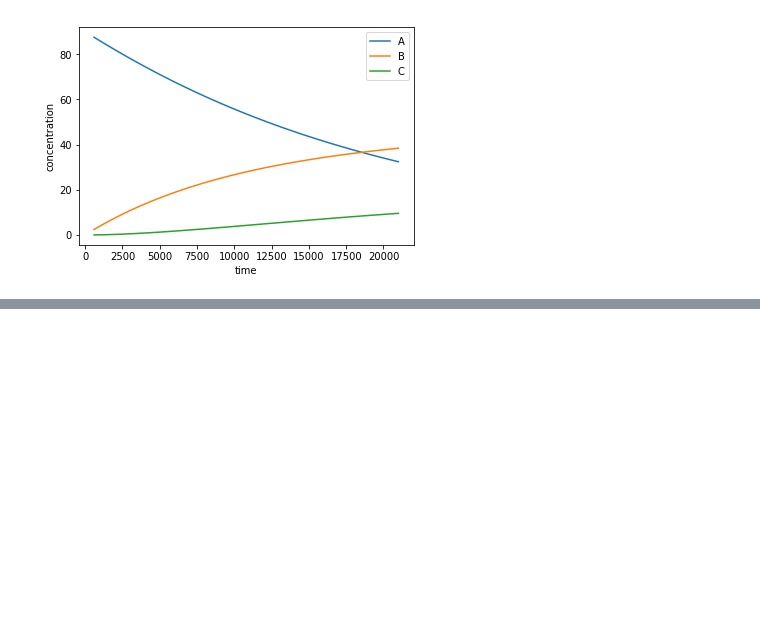
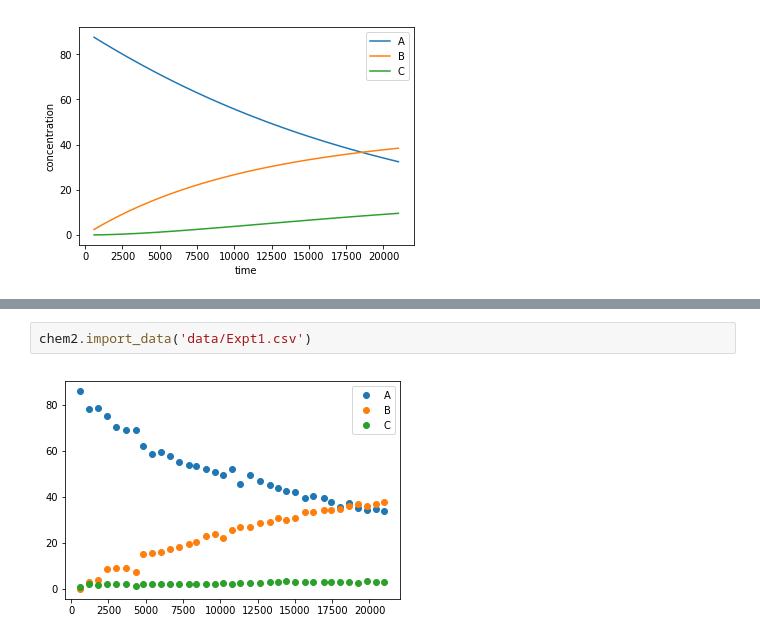
Before and after one commit to dorox/react, a Jupyter notebook: Data import.ipynb, the cells around one changed output, grey strips where cells are left out. Cells and saved outputs as stored; diff of their text form; blank space fills up the shorter version.

```diff
--- a/Data import.ipynb
+++ b/Data import.ipynb
@@ -59,0 +71,4 @@ chem1.plot('A', 'B', 'C')
+# %%
+chem2.import_data('data/Expt1.csv')
+# %% [output]
+[figure, added]
```
Also changed, not shown: parts of 6 cells of this notebook, 2 other files.
